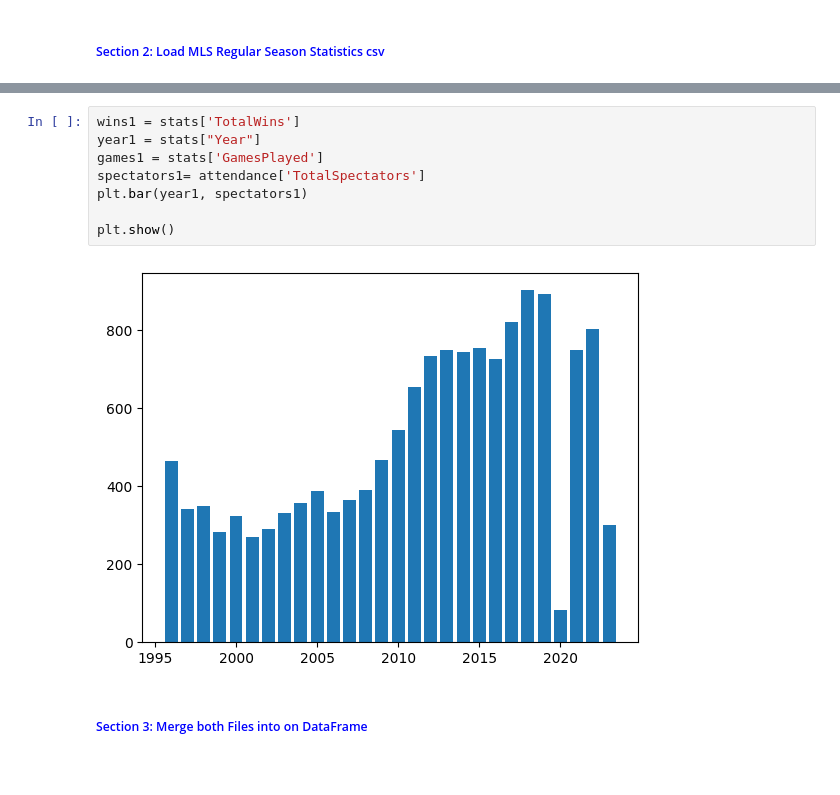
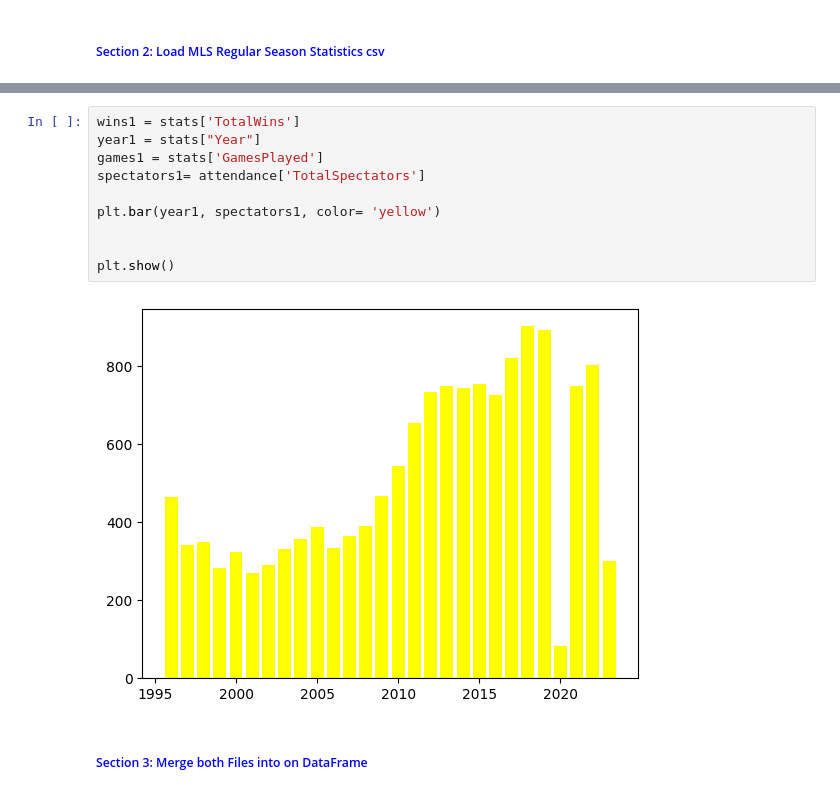
Before and after one commit to curt2023/capstone-project, a Jupyter notebook: MLS-Capstone.ipynb, the cells around one changed output, grey strips where cells are left out. Saved outputs shown, nothing was run; the diff lists cells and outputs as text.

Commit message:
Added text and new visuals to the repo

```diff
--- a/MLS-Capstone.ipynb
+++ b/MLS-Capstone.ipynb
@@ -41,13 +41,15 @@ stats.describe()
 # %%
 wins1 = stats['TotalWins']
 year1 = stats["Year"]
 games1 = stats['GamesPlayed']
 spectators1= attendance['TotalSpectators']
-plt.bar(year1, spectators1)
+
+plt.bar(year1, spectators1, color= 'yellow')
+
 
 plt.show()
 # %% [output]
-[figure, old version]
+[figure, new version]
 # %% [markdown]
 <h5 style="color:blue; text-align:left; font-family:forte"> Section 3: Merge both Files into on DataFrame </h5>
 # %%
```
